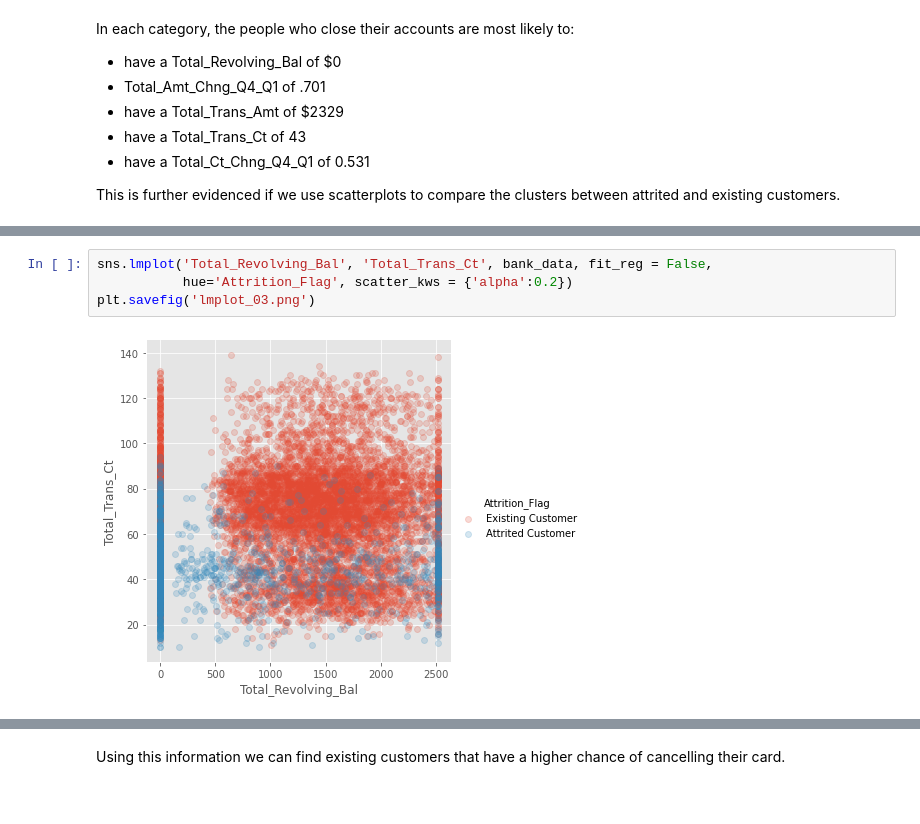
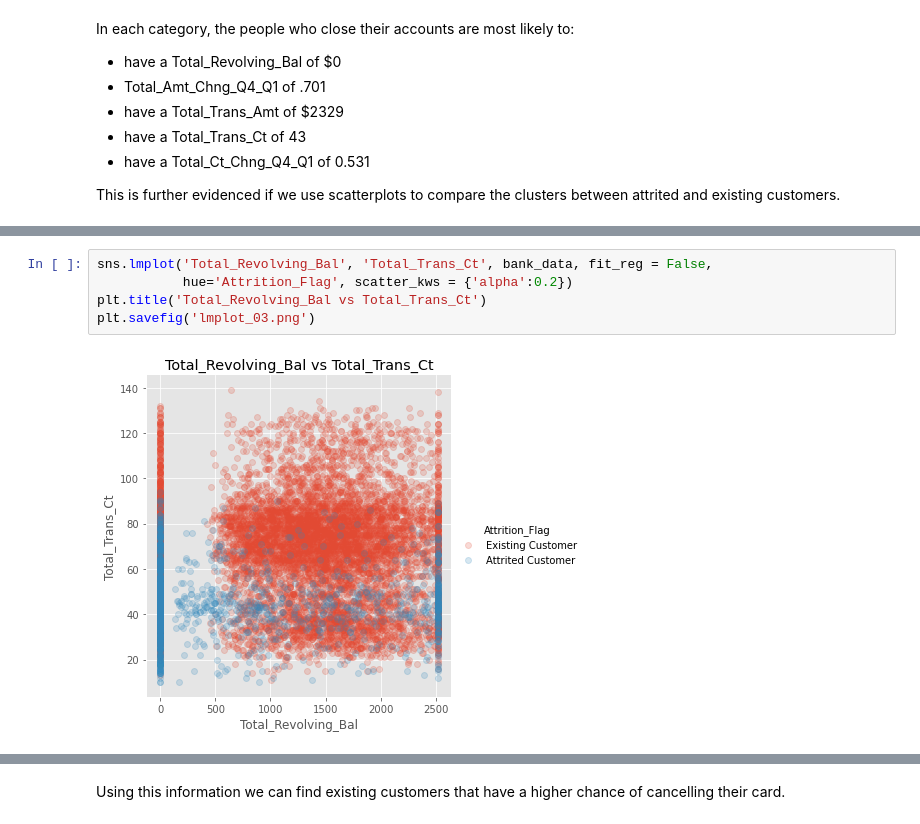
Before and after one commit to nxnlim/Python_Project, a Jupyter notebook: Project_Notebook.ipynb, the cells around one changed output, grey strips where cells are left out. Saved outputs shown, nothing was run; the diff lists cells and outputs as text.

```diff
--- a/Project_Notebook.ipynb
+++ b/Project_Notebook.ipynb
@@ -238,9 +244,10 @@ plt.savefig('lmplot_02.png')
 # %%
 sns.lmplot('Total_Revolving_Bal', 'Total_Trans_Ct', bank_data, fit_reg = False,
            hue='Attrition_Flag', scatter_kws = {'alpha':0.2})
+plt.title('Total_Revolving_Bal vs Total_Trans_Ct')
 plt.savefig('lmplot_03.png')
 # %% [output]
-[figure, old version]
+[figure, new version]
 # %%
 sns.lmplot('Total_Revolving_Bal', 'Total_Ct_Chng_Q4_Q1', bank_data, fit_reg = False,
            hue='Attrition_Flag', scatter_kws = {'alpha':0.2})
```
Also changed, not shown: parts of 19 cells of this notebook, 2 other files.
